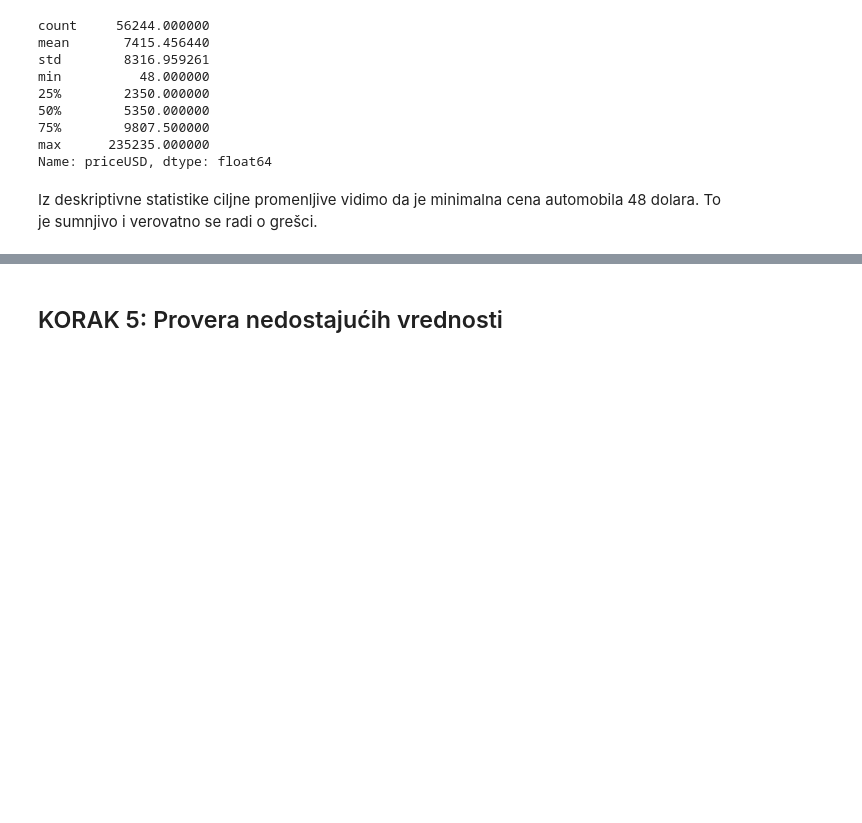
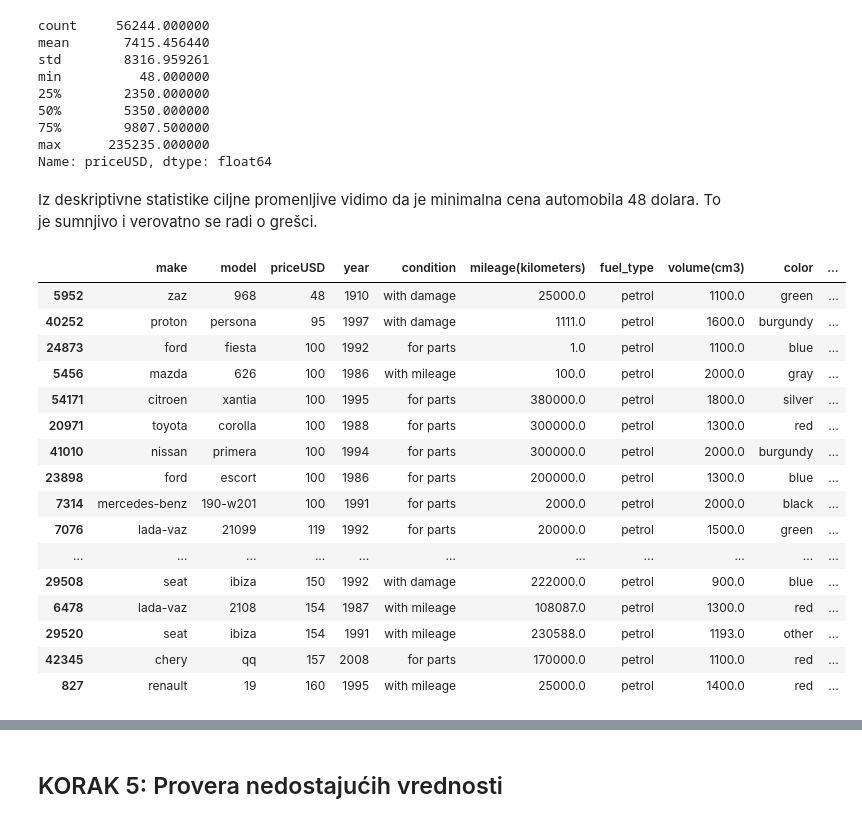
Before and after one commit to beexy86-rgb/car-price-prediction, a Jupyter notebook: notebooks/01_eda.ipynb, the cells around one changed output, grey strips where cells are left out. Cells and saved outputs as stored; diff of their text form; code cells hidden in the pictures; blank space fills up the shorter version.

```diff
--- a/notebooks/01_eda.ipynb
+++ b/notebooks/01_eda.ipynb
@@ -129,3 +129,23 @@ max      235235.000000
 Name: priceUSD, dtype: float64
 # %% [markdown]
 Iz deskriptivne statistike ciljne promenljive vidimo da je minimalna cena automobila 48 dolara. To je sumnjivo i verovatno se radi o grešci.
+# %%
+df.sort_values(by="priceUSD").head(50)
+# %% [output]
+|  | make | model | priceUSD | year | condition | mileage(kilometers) | fuel_type | volume(cm3) | color | ... |
+| 5952 | zaz | 968 | 48 | 1910 | with damage | 25000.0 | petrol | 1100.0 | green | ... |
+| 40252 | proton | persona | 95 | 1997 | with damage | 1111.0 | petrol | 1600.0 | burgundy | ... |
+| 24873 | ford | fiesta | 100 | 1992 | for parts | 1.0 | petrol | 1100.0 | blue | ... |
+| 5456 | mazda | 626 | 100 | 1986 | with mileage | 100.0 | petrol | 2000.0 | gray | ... |
+| 54171 | citroen | xantia | 100 | 1995 | for parts | 380000.0 | petrol | 1800.0 | silver | ... |
+| 20971 | toyota | corolla | 100 | 1988 | for parts | 300000.0 | petrol | 1300.0 | red | ... |
+| 41010 | nissan | primera | 100 | 1994 | for parts | 300000.0 | petrol | 2000.0 | burgundy | ... |
+| 23898 | ford | escort | 100 | 1986 | for parts | 200000.0 | petrol | 1300.0 | blue | ... |
+| 7314 | mercedes-benz | 190-w201 | 100 | 1991 | for parts | 2000.0 | petrol | 2000.0 | black | ... |
+| 7076 | lada-vaz | 21099 | 119 | 1992 | for parts | 20000.0 | petrol | 1500.0 | green | ... |
+| ... | ... | ... | ... | ... | ... | ... | ... | ... | ... | ... |
+| 29508 | seat | ibiza | 150 | 1992 | with damage | 222000.0 | petrol | 900.0 | blue | ... |
+| 6478 | lada-vaz | 2108 | 154 | 1987 | with mileage | 108087.0 | petrol | 1300.0 | red | ... |
+| 29520 | seat | ibiza | 154 | 1991 | with mileage | 230588.0 | petrol | 1193.0 | other | ... |
+| 42345 | chery | qq | 157 | 2008 | for parts | 170000.0 | petrol | 1100.0 | red | ... |
+| 827 | renault | 19 | 160 | 1995 | with mileage | 25000.0 | petrol | 1400.0 | red | ... |
```
Also changed, not shown: parts of 5 cells of this notebook, 3 other files.
